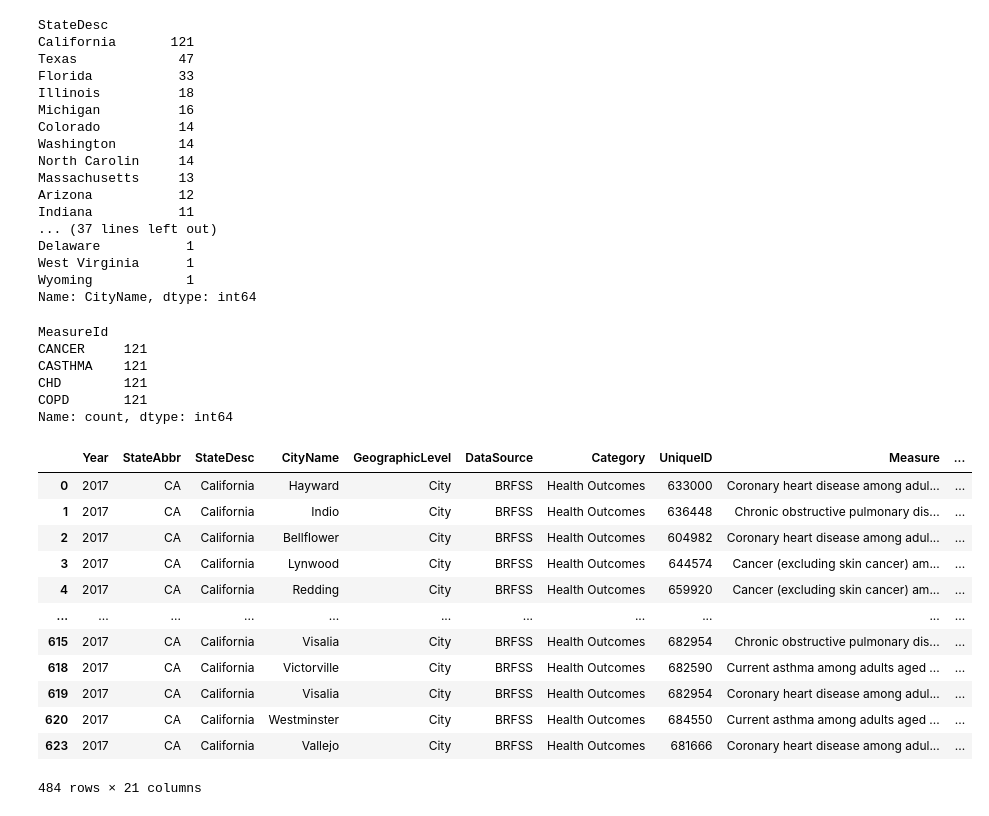
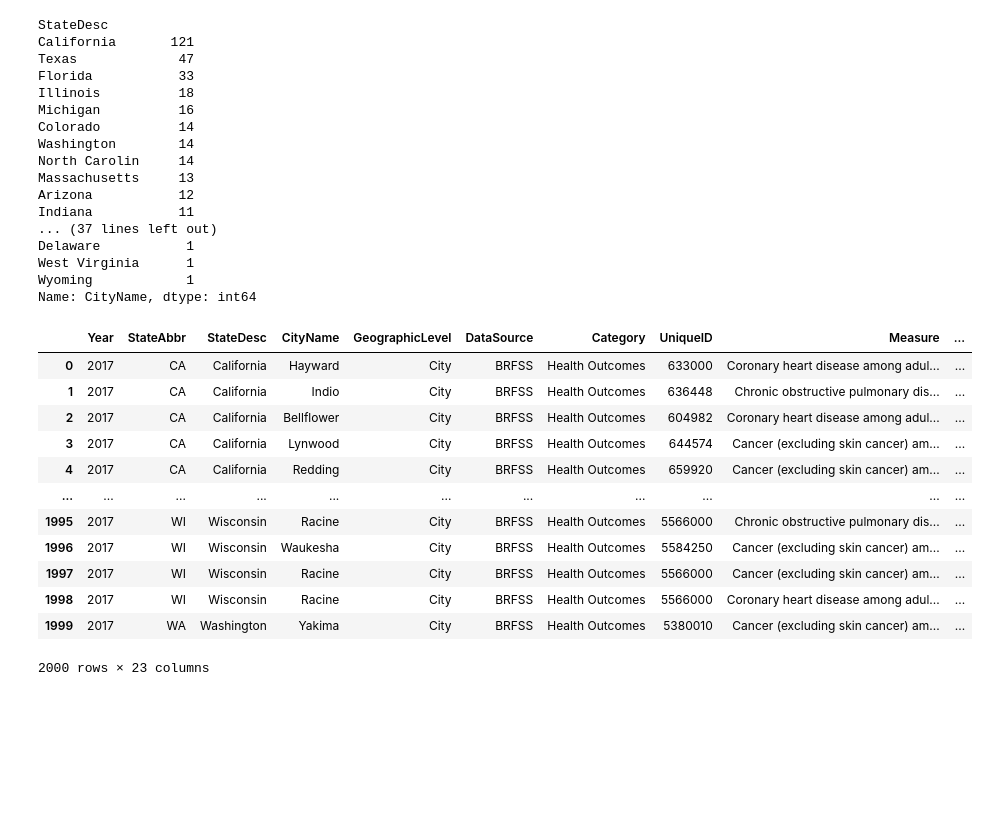
Before and after one commit to paulettepetracco/air-pollution-project-nw, a Jupyter notebook: notebooks/500-Cities.ipynb, the cells around one changed output. Drawn from its saved outputs; the diff is of its cells as text; code cells hidden in the pictures; blank space fills up the shorter version.

```diff
--- a/notebooks/500-Cities.ipynb
+++ b/notebooks/500-Cities.ipynb
@@ -101,31 +184,22 @@ Delaware           1
 West Virginia      1
 Wyoming            1
 Name: CityName, dtype: int64
-# %%
-# review state with the highest number of diseases
-diseases_per_state['California']
-# %% [output]
-MeasureId
-CANCER     121
-CASTHMA    121
-CHD        121
-COPD       121
-Name: count, dtype: int64
-# %%
-# cities in california with the highest number of diseases
-california_cities = clean_city_health[clean_city_health['StateDesc'] == 'California']
-california_cities
-# %% [output]
-|  | Year | StateAbbr | StateDesc | CityName | GeographicLevel | DataSource | Category | UniqueID | Measure | ... |
-| 0 | 2017 | CA | California | Hayward | City | BRFSS | Health Outcomes | 633000 | Coronary heart disease among adul... | ... |
-| 1 | 2017 | CA | California | Indio | City | BRFSS | Health Outcomes | 636448 | Chronic obstructive pulmonary dis... | ... |
-| 2 | 2017 | CA | California | Bellflower | City | BRFSS | Health Outcomes | 604982 | Coronary heart disease among adul... | ... |
-| 3 | 2017 | CA | California | Lynwood | City | BRFSS | Health Outcomes | 644574 | Cancer (excluding skin cancer) am... | ... |
-| 4 | 2017 | CA | California | Redding | City | BRFSS | Health Outcomes | 659920 | Cancer (excluding skin cancer) am... | ... |
-| ... | ... | ... | ... | ... | ... | ... | ... | ... | ... | ... |
-| 615 | 2017 | CA | California | Visalia | City | BRFSS | Health Outcomes | 682954 | Chronic obstructive pulmonary dis... | ... |
-| 618 | 2017 | CA | California | Victorville | City | BRFSS | Health Outcomes | 682590 | Current asthma among adults aged ... | ... |
-| 619 | 2017 | CA | California | Visalia | City | BRFSS | Health Outcomes | 682954 | Coronary heart disease among adul... | ... |
-| 620 | 2017 | CA | California | Westminster | City | BRFSS | Health Outcomes | 684550 | Current asthma among adults aged ... | ... |
-| 623 | 2017 | CA | California | Vallejo | City | BRFSS | Health Outcomes | 681666 | Coronary heart disease among adul... | ... |
-484 rows × 21 columns
+# %%
+clean_city_health[['Latitude', 'Longitude']] = clean_city_health['GeoLocation'].str.extract(r'\(([^,]+),([^)]+)\)', expand=True)
+clean_city_health['Latitude'] = clean_city_health['Latitude'].astype(float)
+clean_city_health['Longitude'] = clean_city_health['Longitude'].astype(float)
+clean_city_health
+# %% [output]
+|  | Year | StateAbbr | StateDesc | CityName | GeographicLevel | DataSource | Category | UniqueID | Measure | ... |
+| 0 | 2017 | CA | California | Hayward | City | BRFSS | Health Outcomes | 633000 | Coronary heart disease among adul... | ... |
+| 1 | 2017 | CA | California | Indio | City | BRFSS | Health Outcomes | 636448 | Chronic obstructive pulmonary dis... | ... |
+| 2 | 2017 | CA | California | Bellflower | City | BRFSS | Health Outcomes | 604982 | Coronary heart disease among adul... | ... |
+| 3 | 2017 | CA | California | Lynwood | City | BRFSS | Health Outcomes | 644574 | Cancer (excluding skin cancer) am... | ... |
+| 4 | 2017 | CA | California | Redding | City | BRFSS | Health Outcomes | 659920 | Cancer (excluding skin cancer) am... | ... |
+| ... | ... | ... | ... | ... | ... | ... | ... | ... | ... | ... |
+| 1995 | 2017 | WI | Wisconsin | Racine | City | BRFSS | Health Outcomes | 5566000 | Chronic obstructive pulmonary dis... | ... |
+| 1996 | 2017 | WI | Wisconsin | Waukesha | City | BRFSS | Health Outcomes | 5584250 | Cancer (excluding skin cancer) am... | ... |
+| 1997 | 2017 | WI | Wisconsin | Racine | City | BRFSS | Health Outcomes | 5566000 | Cancer (excluding skin cancer) am... | ... |
+| 1998 | 2017 | WI | Wisconsin | Racine | City | BRFSS | Health Outcomes | 5566000 | Coronary heart disease among adul... | ... |
+| 1999 | 2017 | WA | Washington | Yakima | City | BRFSS | Health Outcomes | 5380010 | Cancer (excluding skin cancer) am... | ... |
+2000 rows × 23 columns
```
Also changed, not shown: parts of 22 cells of this notebook, 4 other files.
